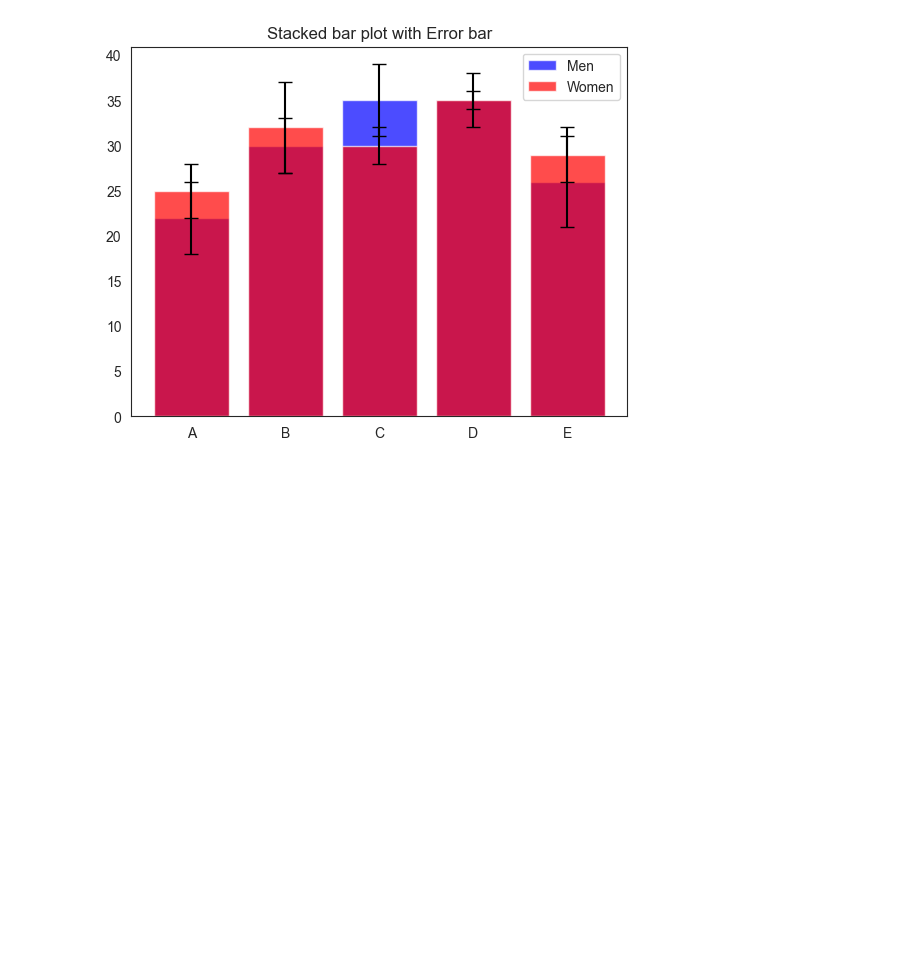
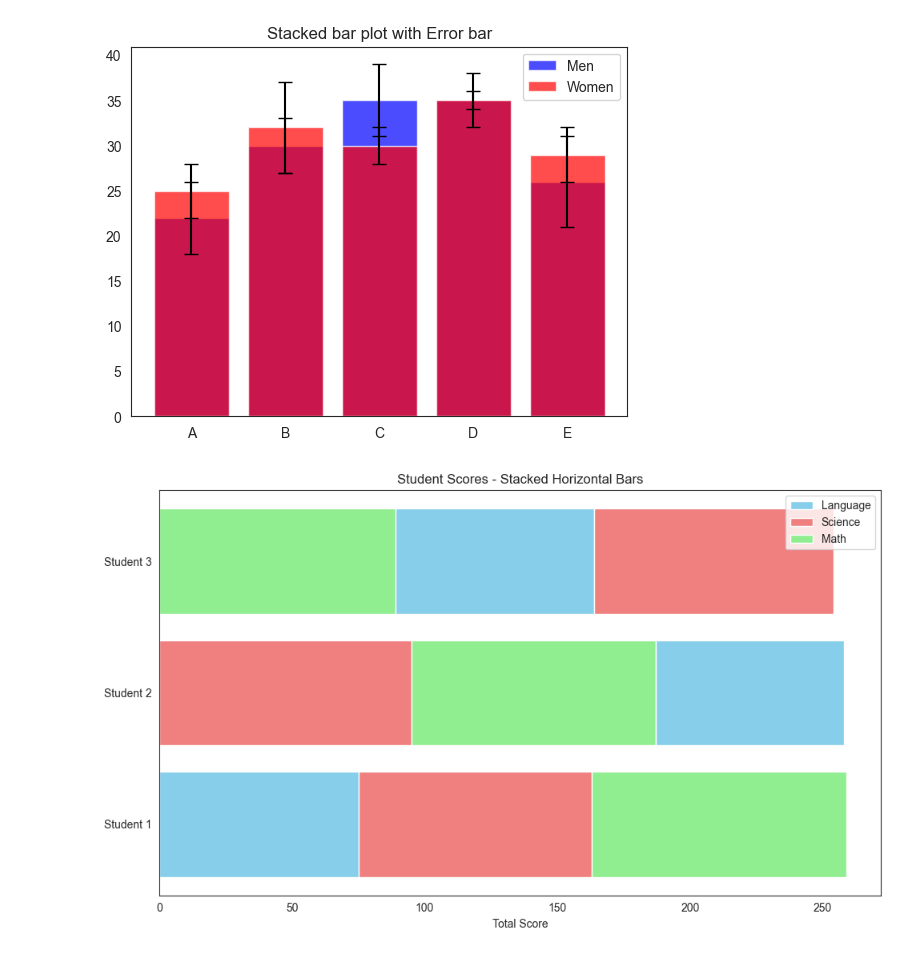
Before and after one commit to gpgaikwad576/DAIAugust2025, a Jupyter notebook: DA/Pankaj/assigs/assig5.ipynb, the cells around one changed output. Saved outputs shown, nothing was run; the diff lists cells and outputs as text; code cells hidden in the pictures; blank space fills up the shorter version.

```diff
--- a/DA/Pankaj/assigs/assig5.ipynb
+++ b/DA/Pankaj/assigs/assig5.ipynb
@@ -210,6 +210,35 @@ plt.legend()
 plt.show()
 # %% [output]
 [figure]
+# %%
+import matplotlib.pyplot as plt
+
+languages = [['Language','Science','Math'],
+             ['Science','Math','Language'],
+             ['Math','Language','Science']]
+numbers = [{'Language':75, 'Science':88, 'Math':96},
+           {'Language':71, 'Science':95, 'Math':92},
+           {'Language':75, 'Science':90, 'Math':89}]
+
+colors = {'Language': 'skyblue', 'Science': 'lightcoral', 'Math': 'lightgreen'}
+students = ['Student 1', 'Student 2', 'Student 3']
+
+fig, ax = plt.subplots(figsize=(10, 6))
+
+for i, (order, data) in enumerate(zip(languages, numbers)):
+    left = 0
+    for subject in order:
+        ax.barh(students[i], data[subject], left=left,
+                color=colors[subject], label=subject if i == 0 else "")
+        left += data[subject]
+
+plt.xlabel('Total Score')
+plt.title('Student Scores - Stacked Horizontal Bars')
+plt.legend()
+plt.tight_layout()
+plt.show()
+# %% [output]
+[figure, added]
 # %%
 # 15. Write a Python program to create a horizontal bar chart with differently
 # ordered colors.
```
Also changed, not shown: parts of 3 cells of this notebook, 2 other files.
